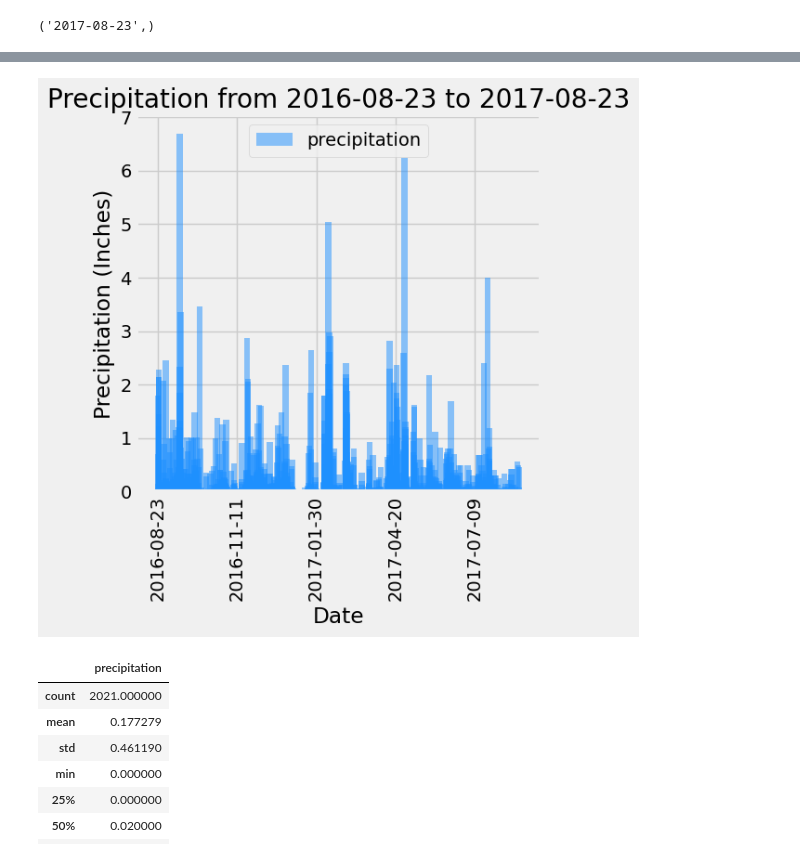
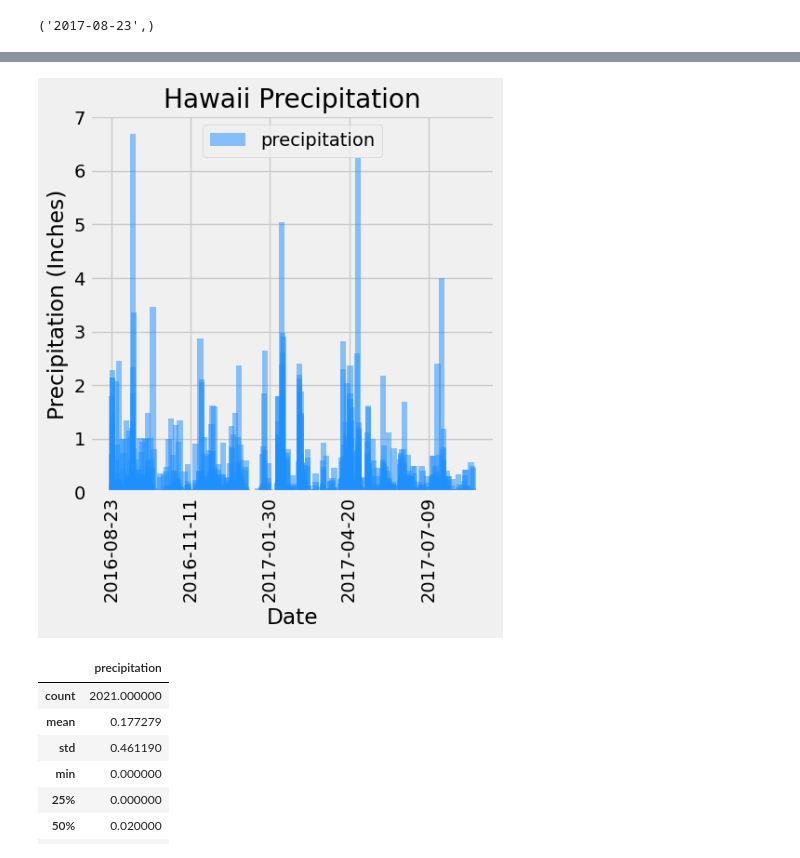
Before and after one commit to nemaba/sqlalchemy-challenge, a Jupyter notebook: SurfsUp/climate_starter.ipynb, the cells around one changed output, grey strips where cells are left out. Cells and saved outputs as stored; diff of their text form; code cells hidden in the pictures.

```diff
--- a/SurfsUp/climate_starter.ipynb
+++ b/SurfsUp/climate_starter.ipynb
@@ -167,19 +118,19 @@ date_prec_df.head(15)
 # %%
 # Use Pandas Plotting with Matplotlib to plot the data
 x = date_prec_df['Date'].to_list()
 y = date_prec_df['precipitation'].to_list()
 plt.figure(figsize= (5,5))
 plt.bar(x, y, width = 6, color='dodgerblue', alpha = 0.5, align= 'center', label="precipitation")
 major_ticks = np.arange(0,400,80)
 plt.xticks(major_ticks, rotation = 90)
-plt.title(f'Precipitation from {date_year_ago} to {recent_date[0]}')
+plt.title("Hawaii Precipitation")
 plt.xlabel("Date")
 plt.ylabel("Precipitation (Inches)")
 plt.grid(which= 'major', axis= 'both', linestyle ='-')
 plt.legend(loc= "upper center")
 plt.show()
 # %% [output]
-[figure, old version]
+[figure, new version]
 # %%
 # Use Pandas to calculate the summary statistics for the precipitation data
 date_prec_df.describe()
```
Also changed, not shown: parts of 15 cells of this notebook, 1 other file.
